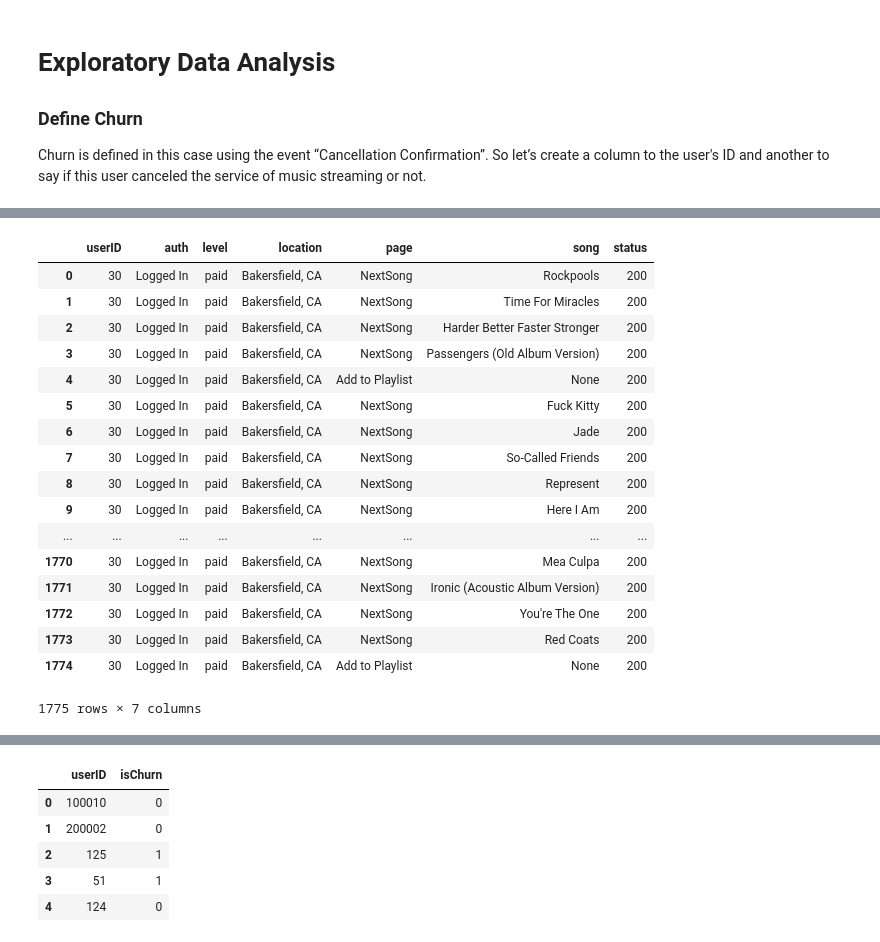
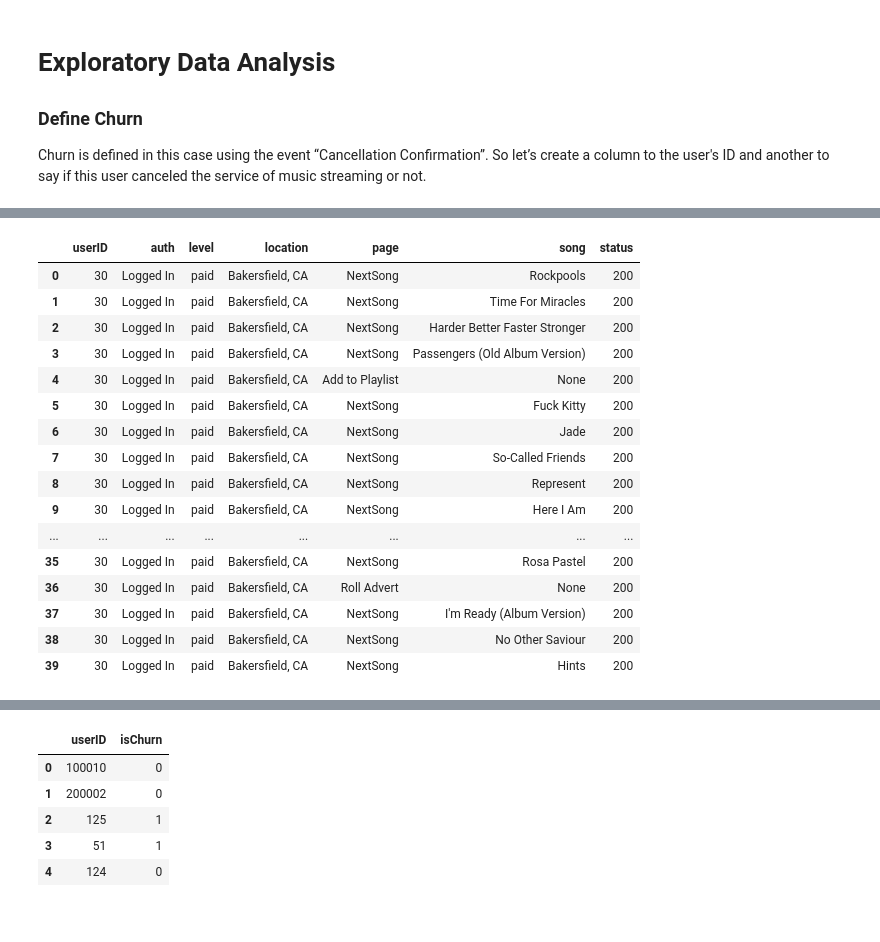
Before and after one commit to thiagolimaop/sparkify_churn, a Jupyter notebook: Sparkify.ipynb, the cells around one changed output, grey strips where cells are left out. Cells and saved outputs as stored; diff of their text form; code cells hidden in the pictures.

```diff
--- a/Sparkify.ipynb
+++ b/Sparkify.ipynb
@@ -86,29 +87,29 @@ spark.sql('''
 # %%
 spark.sql('''
             SELECT userID, auth, level, location, page, song, status
             FROM user_log_table
             WHERE userID = 30
+            LIMIT 40
             '''
          ).toPandas()
 # %% [output]
 |  | userID | auth | level | location | page | song | status |
 | 0 | 30 | Logged In | paid | Bakersfield, CA | NextSong | Rockpools | 200 |
 | 1 | 30 | Logged In | paid | Bakersfield, CA | NextSong | Time For Miracles | 200 |
 | 2 | 30 | Logged In | paid | Bakersfield, CA | NextSong | Harder Better Faster Stronger | 200 |
 | 3 | 30 | Logged In | paid | Bakersfield, CA | NextSong | Passengers (Old Album Version) | 200 |
 | 4 | 30 | Logged In | paid | Bakersfield, CA | Add to Playlist | None | 200 |
 | 5 | 30 | Logged In | paid | Bakersfield, CA | NextSong | Fuck Kitty | 200 |
 | 6 | 30 | Logged In | paid | Bakersfield, CA | NextSong | Jade | 200 |
 | 7 | 30 | Logged In | paid | Bakersfield, CA | NextSong | So-Called Friends | 200 |
 | 8 | 30 | Logged In | paid | Bakersfield, CA | NextSong | Represent | 200 |
 | 9 | 30 | Logged In | paid | Bakersfield, CA | NextSong | Here I Am | 200 |
 | ... | ... | ... | ... | ... | ... | ... | ... |
-| 1770 | 30 | Logged In | paid | Bakersfield, CA | NextSong | Mea Culpa | 200 |
-| 1771 | 30 | Logged In | paid | Bakersfield, CA | NextSong | Ironic (Acoustic Album Version) | 200 |
-| 1772 | 30 | Logged In | paid | Bakersfield, CA | NextSong | You're The One | 200 |
-| 1773 | 30 | Logged In | paid | Bakersfield, CA | NextSong | Red Coats | 200 |
-| 1774 | 30 | Logged In | paid | Bakersfield, CA | Add to Playlist | None | 200 |
+| 35 | 30 | Logged In | paid | Bakersfield, CA | NextSong | Rosa Pastel | 200 |
+| 36 | 30 | Logged In | paid | Bakersfield, CA | Roll Advert | None | 200 |
+| 37 | 30 | Logged In | paid | Bakersfield, CA | NextSong | I'm Ready (Album Version) | 200 |
+| 38 | 30 | Logged In | paid | Bakersfield, CA | NextSong | No Other Saviour | 200 |
+| 39 | 30 | Logged In | paid | Bakersfield, CA | NextSong | Hints | 200 |
-1775 rows × 7 columns
 # %%
 # Displaying all the possible events a user could do
 spark.sql('''
```
Also changed, not shown: parts of 46 cells of this notebook.
